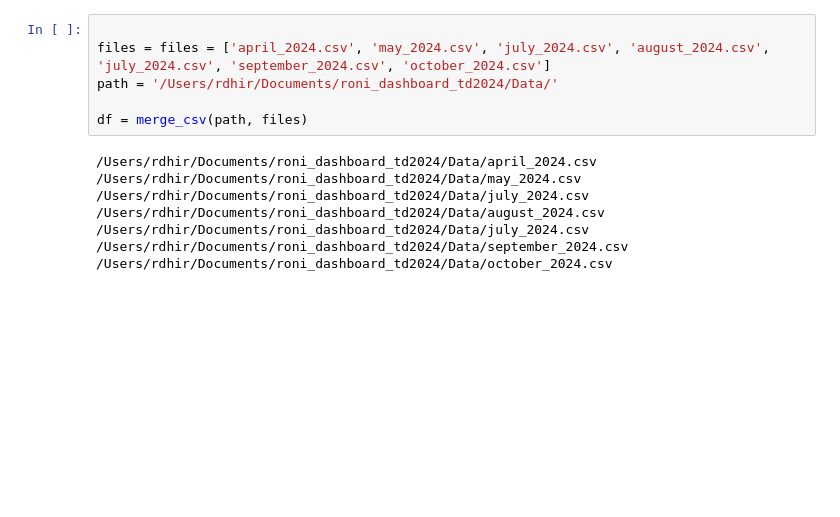
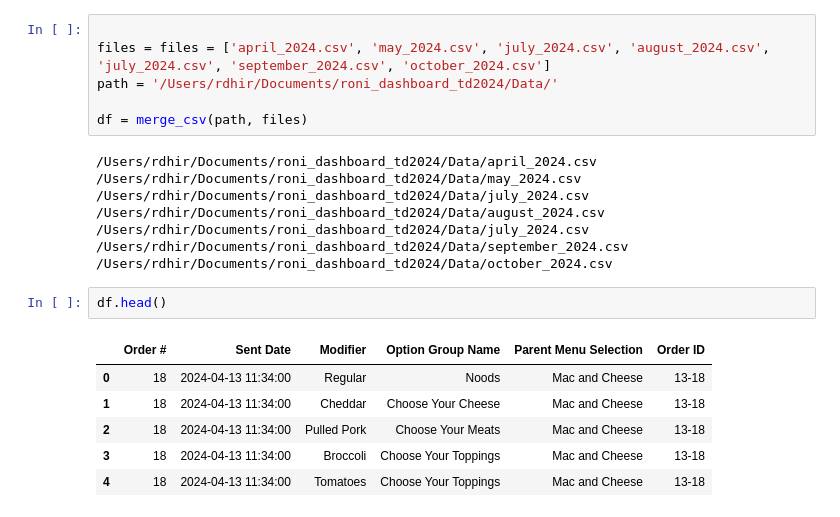
Before and after one commit to raghavdhir03/roni_dashboard_td2024, a Jupyter notebook: Notebooks/merge_months.ipynb, the cells around one changed output. Cells and saved outputs as stored; diff of their text form; blank space fills up the shorter version.

```diff
--- a/Notebooks/merge_months.ipynb
+++ b/Notebooks/merge_months.ipynb
@@ -27,3 +27,12 @@ df = merge_csv(path, files)
 /Users/rdhir/Documents/roni_dashboard_td2024/Data/july_2024.csv
 /Users/rdhir/Documents/roni_dashboard_td2024/Data/september_2024.csv
 /Users/rdhir/Documents/roni_dashboard_td2024/Data/october_2024.csv
+# %%
+df.head()
+# %% [output]
+|  | Order # | Sent Date | Modifier | Option Group Name | Parent Menu Selection | Order ID |
+| 0 | 18 | 2024-04-13 11:34:00 | Regular | Noods | Mac and Cheese | 13-18 |
+| 1 | 18 | 2024-04-13 11:34:00 | Cheddar | Choose Your Cheese | Mac and Cheese | 13-18 |
+| 2 | 18 | 2024-04-13 11:34:00 | Pulled Pork | Choose Your Meats | Mac and Cheese | 13-18 |
+| 3 | 18 | 2024-04-13 11:34:00 | Broccoli | Choose Your Toppings | Mac and Cheese | 13-18 |
+| 4 | 18 | 2024-04-13 11:34:00 | Tomatoes | Choose Your Toppings | Mac and Cheese | 13-18 |
```
Also changed, not shown: parts of 10 cells of this notebook.
